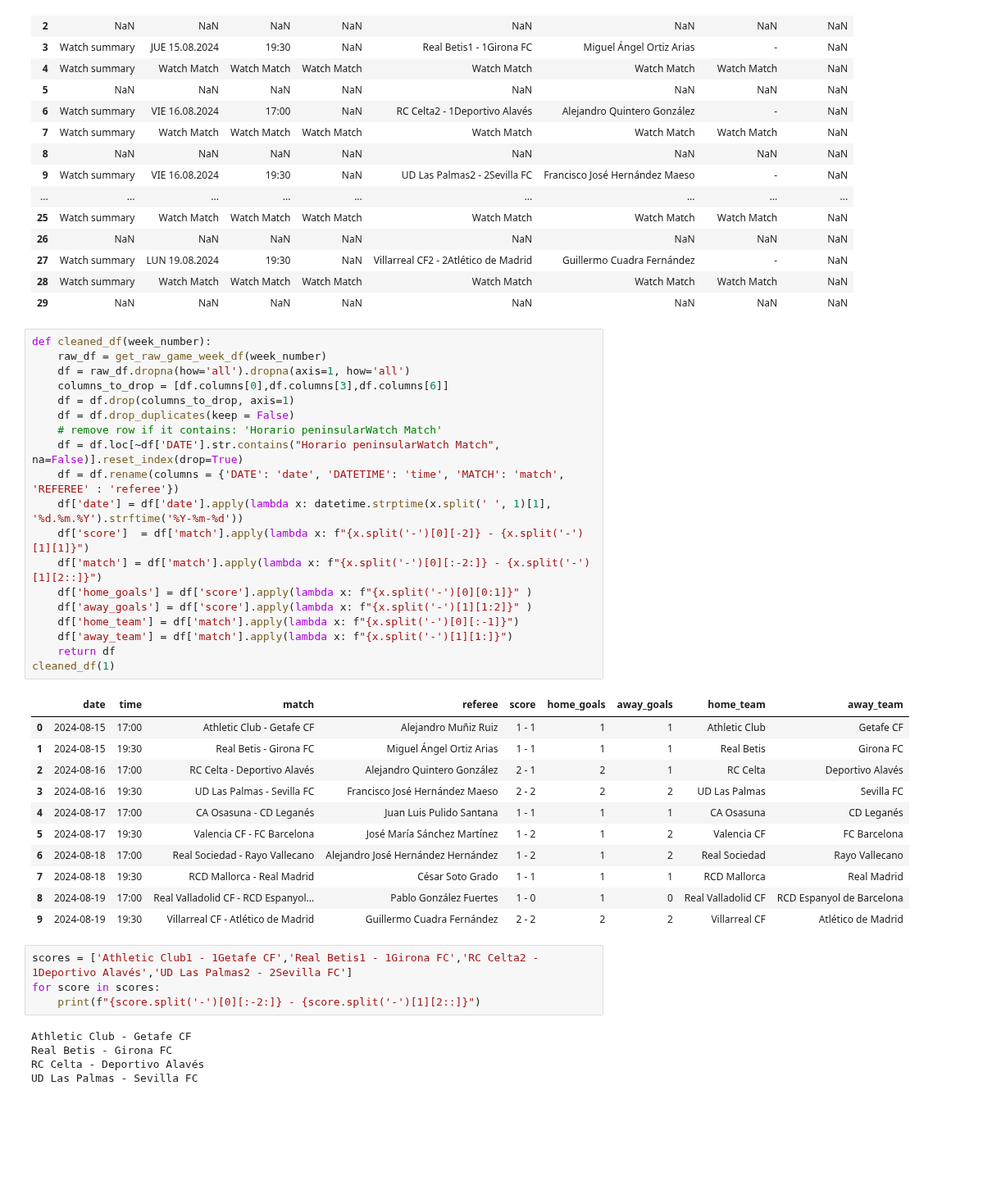
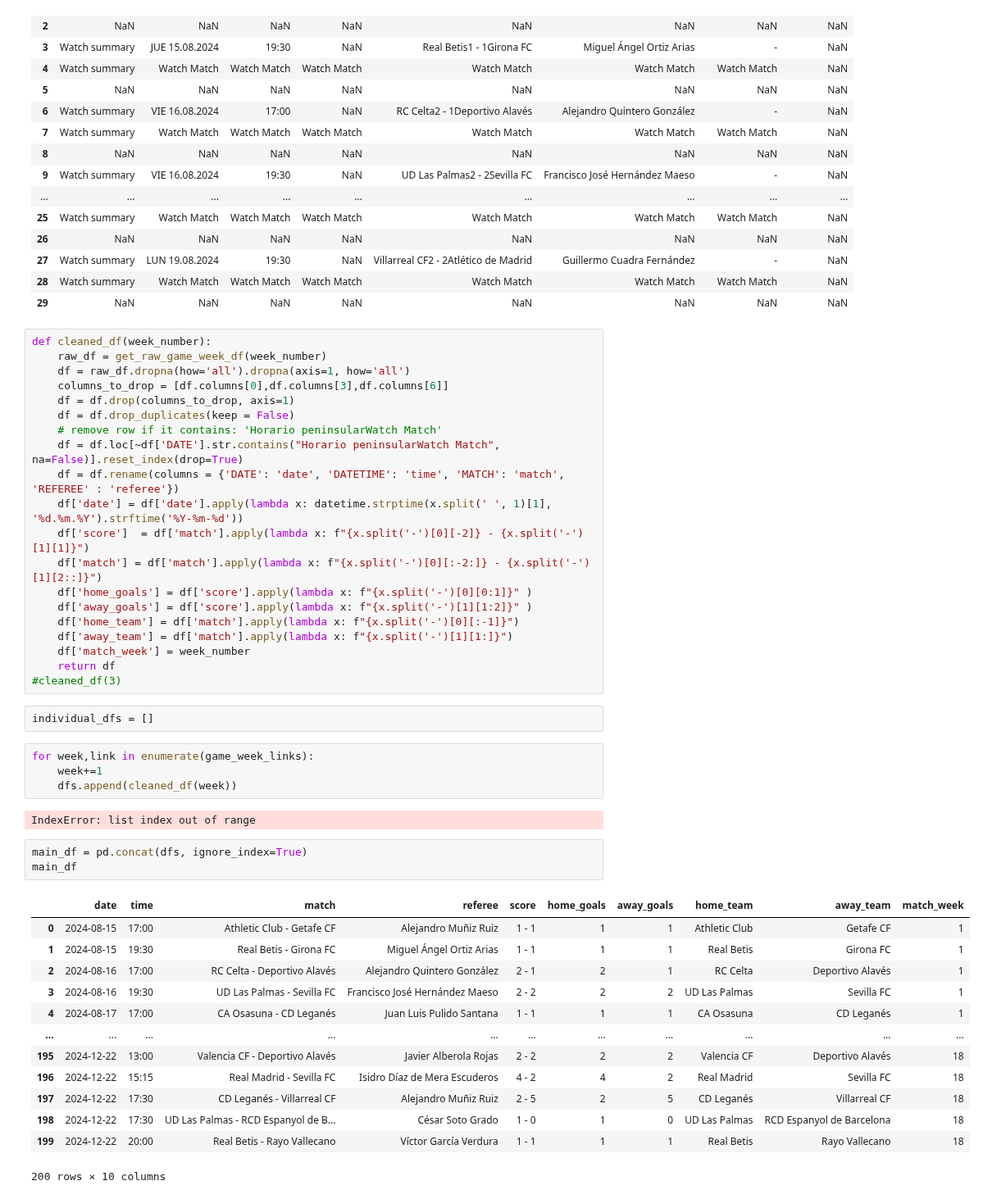
Before and after one commit to bryanpintado/fc-barcelona-dashboard, a Jupyter notebook: main.ipynb, the cells around one changed output. Shown at 82% size. Cells and saved outputs as stored; diff of their text form; blank space fills up the shorter version.

Commit message:
cleaned and concat df

```diff
--- a/main.ipynb
+++ b/main.ipynb
@@ -122,26 +138,31 @@ def cleaned_df(week_number):
     df['away_goals'] = df['score'].apply(lambda x: f"{x.split('-')[1][1:2]}" )
     df['home_team'] = df['match'].apply(lambda x: f"{x.split('-')[0][:-1]}")
     df['away_team'] = df['match'].apply(lambda x: f"{x.split('-')[1][1:]}")
+    df['match_week'] = week_number
     return df
-cleaned_df(1)
+#cleaned_df(3)
-# %% [output]
-|  | date | time | match | referee | score | home_goals | away_goals | home_team | away_team |
-| 0 | 2024-08-15 | 17:00 | Athletic Club - Getafe CF | Alejandro Muñiz Ruiz | 1 - 1 | 1 | 1 | Athletic Club | Getafe CF |
-| 1 | 2024-08-15 | 19:30 | Real Betis - Girona FC | Miguel Ángel Ortiz Arias | 1 - 1 | 1 | 1 | Real Betis | Girona FC |
-| 2 | 2024-08-16 | 17:00 | RC Celta - Deportivo Alavés | Alejandro Quintero González | 2 - 1 | 2 | 1 | RC Celta | Deportivo Alavés |
-| 3 | 2024-08-16 | 19:30 | UD Las Palmas - Sevilla FC | Francisco José Hernández Maeso | 2 - 2 | 2 | 2 | UD Las Palmas | Sevilla FC |
-| 4 | 2024-08-17 | 17:00 | CA Osasuna - CD Leganés | Juan Luis Pulido Santana | 1 - 1 | 1 | 1 | CA Osasuna | CD Leganés |
-| 5 | 2024-08-17 | 19:30 | Valencia CF - FC Barcelona | José María Sánchez Martínez | 1 - 2 | 1 | 2 | Valencia CF | FC Barcelona |
-| 6 | 2024-08-18 | 17:00 | Real Sociedad - Rayo Vallecano | Alejandro José Hernández Hernández | 1 - 2 | 1 | 2 | Real Sociedad | Rayo Vallecano |
-| 7 | 2024-08-18 | 19:30 | RCD Mallorca - Real Madrid | César Soto Grado | 1 - 1 | 1 | 1 | RCD Mallorca | Real Madrid |
-| 8 | 2024-08-19 | 17:00 | Real Valladolid CF - RCD Espanyol... | Pablo González Fuertes | 1 - 0 | 1 | 0 | Real Valladolid CF | RCD Espanyol de Barcelona |
-| 9 | 2024-08-19 | 19:30 | Villarreal CF - Atlético de Madrid | Guillermo Cuadra Fernández | 2 - 2 | 2 | 2 | Villarreal CF | Atlético de Madrid |
-# %%
-scores = ['Athletic Club1 - 1Getafe CF','Real Betis1 - 1Girona FC','RC Celta2 - 1Deportivo Alavés','UD Las Palmas2 - 2Sevilla FC']
-for score in scores:
-    print(f"{score.split('-')[0][:-2:]} - {score.split('-')[1][2::]}")
-# %% [output]
-Athletic Club - Getafe CF
-Real Betis - Girona FC
-RC Celta - Deportivo Alavés
-UD Las Palmas - Sevilla FC
+# %%
+individual_dfs = []
+# %%
+for week,link in enumerate(game_week_links):
+    week+=1
+    dfs.append(cleaned_df(week))
+# %% [output]
+IndexError: list index out of range
+# %%
+main_df = pd.concat(dfs, ignore_index=True)
+main_df
+# %% [output]
+|  | date | time | match | referee | score | home_goals | away_goals | home_team | away_team | match_week |
+| 0 | 2024-08-15 | 17:00 | Athletic Club - Getafe CF | Alejandro Muñiz Ruiz | 1 - 1 | 1 | 1 | Athletic Club | Getafe CF | 1 |
+| 1 | 2024-08-15 | 19:30 | Real Betis - Girona FC | Miguel Ángel Ortiz Arias | 1 - 1 | 1 | 1 | Real Betis | Girona FC | 1 |
+| 2 | 2024-08-16 | 17:00 | RC Celta - Deportivo Alavés | Alejandro Quintero González | 2 - 1 | 2 | 1 | RC Celta | Deportivo Alavés | 1 |
+| 3 | 2024-08-16 | 19:30 | UD Las Palmas - Sevilla FC | Francisco José Hernández Maeso | 2 - 2 | 2 | 2 | UD Las Palmas | Sevilla FC | 1 |
+| 4 | 2024-08-17 | 17:00 | CA Osasuna - CD Leganés | Juan Luis Pulido Santana | 1 - 1 | 1 | 1 | CA Osasuna | CD Leganés | 1 |
+| ... | ... | ... | ... | ... | ... | ... | ... | ... | ... | ... |
+| 195 | 2024-12-22 | 13:00 | Valencia CF - Deportivo Alavés | Javier Alberola Rojas | 2 - 2 | 2 | 2 | Valencia CF | Deportivo Alavés | 18 |
+| 196 | 2024-12-22 | 15:15 | Real Madrid - Sevilla FC | Isidro Díaz de Mera Escuderos | 4 - 2 | 4 | 2 | Real Madrid | Sevilla FC | 18 |
+| 197 | 2024-12-22 | 17:30 | CD Leganés - Villarreal CF | Alejandro Muñiz Ruiz | 2 - 5 | 2 | 5 | CD Leganés | Villarreal CF | 18 |
+| 198 | 2024-12-22 | 17:30 | UD Las Palmas - RCD Espanyol de B... | César Soto Grado | 1 - 0 | 1 | 0 | UD Las Palmas | RCD Espanyol de Barcelona | 18 |
+| 199 | 2024-12-22 | 20:00 | Real Betis - Rayo Vallecano | Víctor García Verdura | 1 - 1 | 1 | 1 | Real Betis | Rayo Vallecano | 18 |
+200 rows × 10 columns
```
Also changed, not shown: parts of 1 cell of this notebook.
